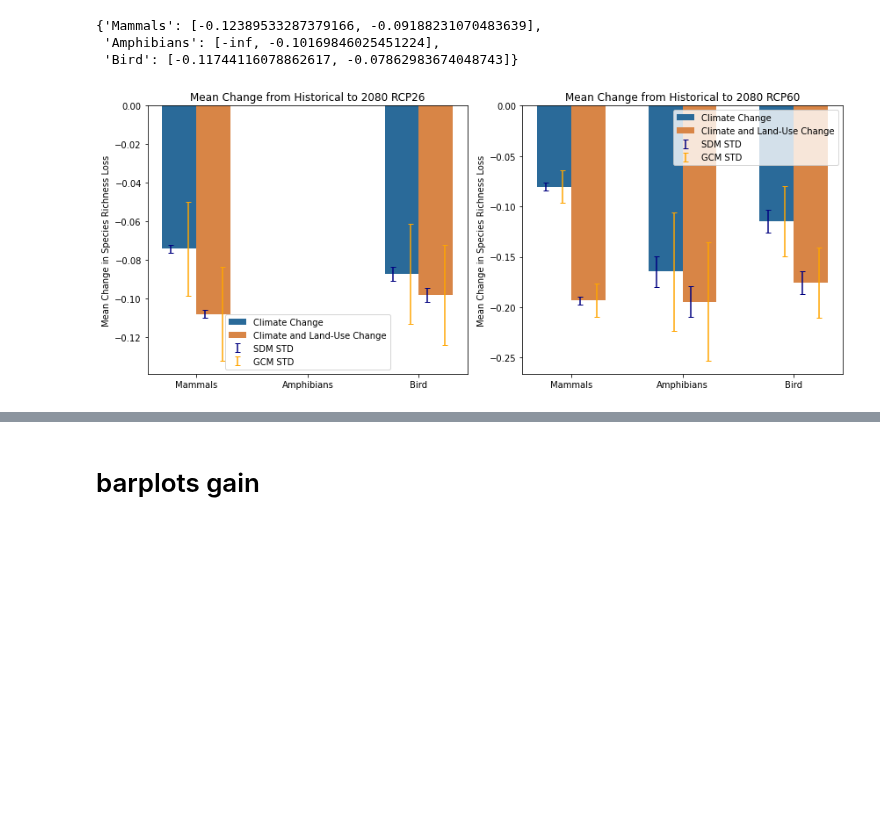
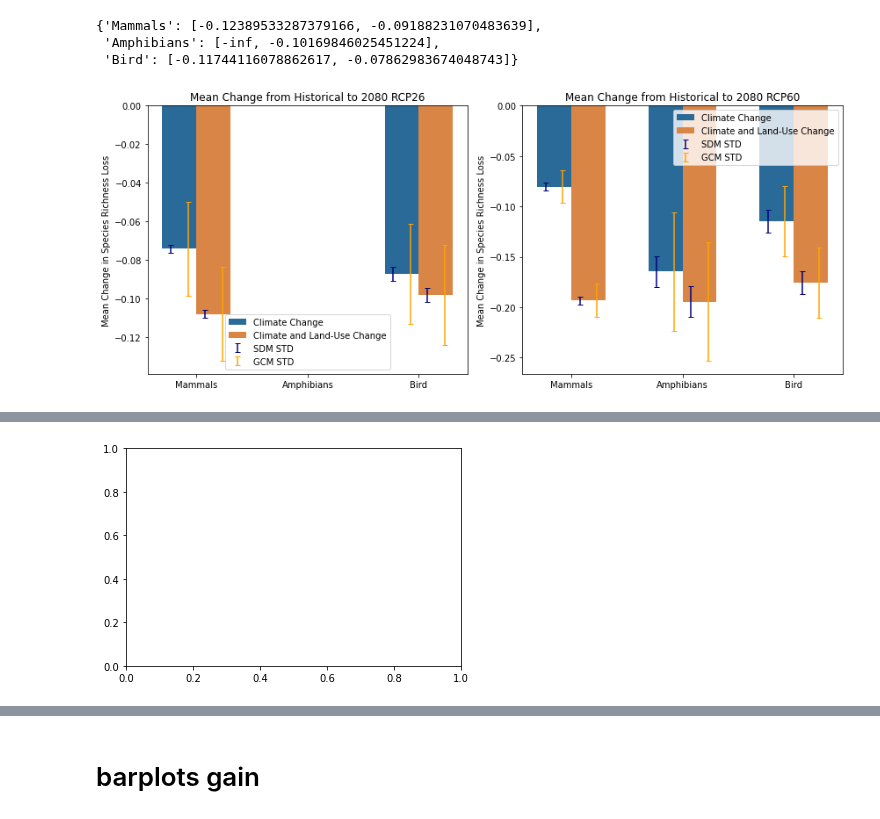
Before and after one commit to wyssacademy-unibe-ch/climate_Hari_etal_BioscenComb, a Jupyter notebook: functions/figures/key_fig_4.ipynb, the cells around one changed output, grey strips where cells are left out. Saved outputs shown, nothing was run; the diff lists cells and outputs as text; code cells hidden in the pictures; blank space fills up the shorter version.

```diff
--- a/functions/figures/key_fig_4.ipynb
+++ b/functions/figures/key_fig_4.ipynb
@@ -19,7 +19,7 @@ import matplotlib.pyplot as plt
 import numpy as np
 year_indices = {1146: '1995', 35: '2050', 65: '2080', 85: '2100'}
 output_dir = "/storage/scratch/users/ch21o450/data/intermediate_results/"
-
+taxas = ["Mammals", "Bird", "Amphibians"]
 # Specify scenario and time for the first plot
 scenario_1 = ["rcp26"]
 time_1 = ['65']
@@ -118,7 +118,84 @@ ax.set_title(f'Mean Change from Historical to 2080 RCP60')
 ax.legend()
 
 plt.tight_layout()
+plt.show()# Set up the bar plot
+fig, ax = plt.subplots()
+
+color_change = "#2a6a99"
+color_land_use_change = "#d88546"
+
+bar_width = 0.4
+error_bar_shift = 0.1
+
+x_positions = np.arange(len(taxas))
+
+# Create a variable to store the handles and labels for the legend
+handles, labels = [], []
+
+for scenario in scenarios:
+    mean_newvalue_change = {}
+    mean_sum_bin_change = {}
+    mean_land_use_change = {}
+
+    for sdm in sdms:
+        mean_newvalue_change[sdm] = {}
+        mean_sum_bin_change[sdm] = {}
+        mean_land_use_change[sdm] = {}
+
+        for gcm in gcms:
+            mean_newvalue_change[sdm][gcm] = {}
+            mean_sum_bin_change[sdm][gcm] = {}
+            mean_land_use_change[sdm][gcm] = {}
+
+            for taxa in taxas:
+                # Load pickle files
+                newvalue_hist_sum_path = os.path.join(output_dir, f"newvalue_hist_sum_{sdm}_{gcm}_{taxa}_['{scenario}']_['{time}'].pkl")
+                newvalue_future_sum_path = os.path.join(output_dir, f"newvalue_future_sum_{sdm}_{gcm}_{taxa}_['{scenario}']_['{time}'].pkl")
+                sum_bin_hist_sum_path = os.path.join(output_dir, f"sum_bin_hist_sum_{sdm}_{gcm}_{taxa}_['{scenario}']_['{time}'].pkl")
+                sum_bin_future_sum_path = os.path.join(output_dir, f"sum_bin_future_sum_{sdm}_{gcm}_{taxa}_['{scenario}']_['{time}'].pkl")
+
+                with open(newvalue_hist_sum_path, "rb") as f:
+                    newvalue_hist_sum_taxa = pickle.load(f)
+
+                with open(newvalue_future_sum_path, "rb") as f:
+                    newvalue_future_sum_taxa = pickle.load(f)
+
+                with open(sum_bin_hist_sum_path, "rb") as f:
+                    sum_bin_hist_sum_taxa = pickle.load(f)
+
+                with open(sum_bin_future_sum_path, "rb") as f:
+                    sum_bin_future_sum_taxa = pickle.load(f)
+
+                climate_change = (newvalue_future_sum_taxa - newvalue_hist_sum_taxa)
+                climate_land_change = (sum_bin_future_sum_taxa - sum_bin_hist_sum_taxa)
+                land_use_change = climate_land_change - climate_change
+
+                climate_land_change_loss = climate_land_change.where(climate_land_change < 0)
+                climate_change_loss = climate_change.where((climate_land_change < 0) & (climate_change < 0))
+
+                # Store mean changes in dictionaries
+                mean_newvalue_change[sdm][gcm][taxa] = climate_land_change_loss
+                mean_sum_bin_change[sdm][gcm][taxa] = climate_change_loss
+                mean_land_use_change[sdm][gcm][taxa] = land_use_change
+
+    for i, taxa in enumerate(taxas):
+        x_shift = x_positions[i] + bar_width if scenario == "rcp26" else x_positions[i]
+
+        # Calculate the mean values over all SDMs and GCMs
+        mean_climate_change = np.mean([np.mean(mean_newvalue_change[sdm][gcm][taxa]) for sdm in sdms for gcm in gcms])
+        mean_land_use_change2 = np.mean([np.mean(mean_sum_bin_change[sdm][gcm][taxa] - mean_newvalue_change[sdm][gcm][taxa]) for sdm in sdms for gcm in gcms])
+
+        # Calculate standard deviation or confidence interval for climate_change
+        std_dev_climate_change = np.std([np.mean(mean_newvalue_change[sdm][gcm][taxa]) for sdm in sdms for gcm in gcms])
+
+        # Calculate standard deviation or confidence interval for land_use_change
+
+        if not i:
+            handle_climate_change = ax.bar(x_shift, mean_climate_change, capsize=5, width=bar_width, color=color_change, label=f'Climate Change')
+
+plt.tight_layout()
 plt.show()
-plt.savefig(f"/storage/homefs/ch21o450/scripts/BioScenComb/main_figures/Fig_4_{year_indices[time]}{scenario}_loss.png")
+
+#plt.savefig(f"/storage/homefs/ch21o450/scripts/BioScenComb/main_figures/Fig_4_{year_indices[time]}{scenario}_loss.png")
 # %% [output]
 [figure]
@@ -125,0 +203 @@ plt.savefig(f"/storage/homefs/ch21o450/scripts/BioScenComb/main_figures/Fig_4_{y
+[figure, added]
```
Also changed, not shown: parts of 9 cells of this notebook, 14 other files.
